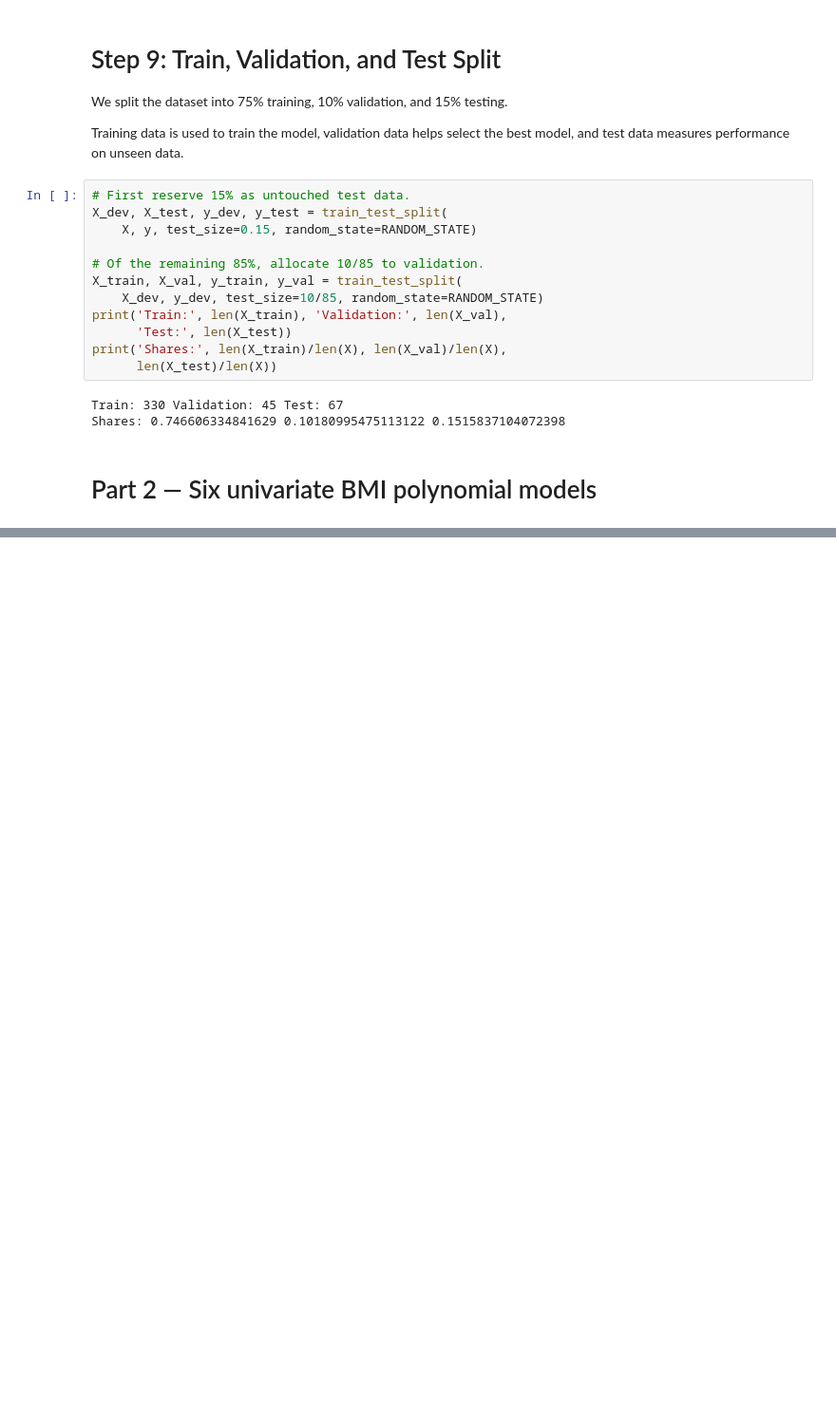
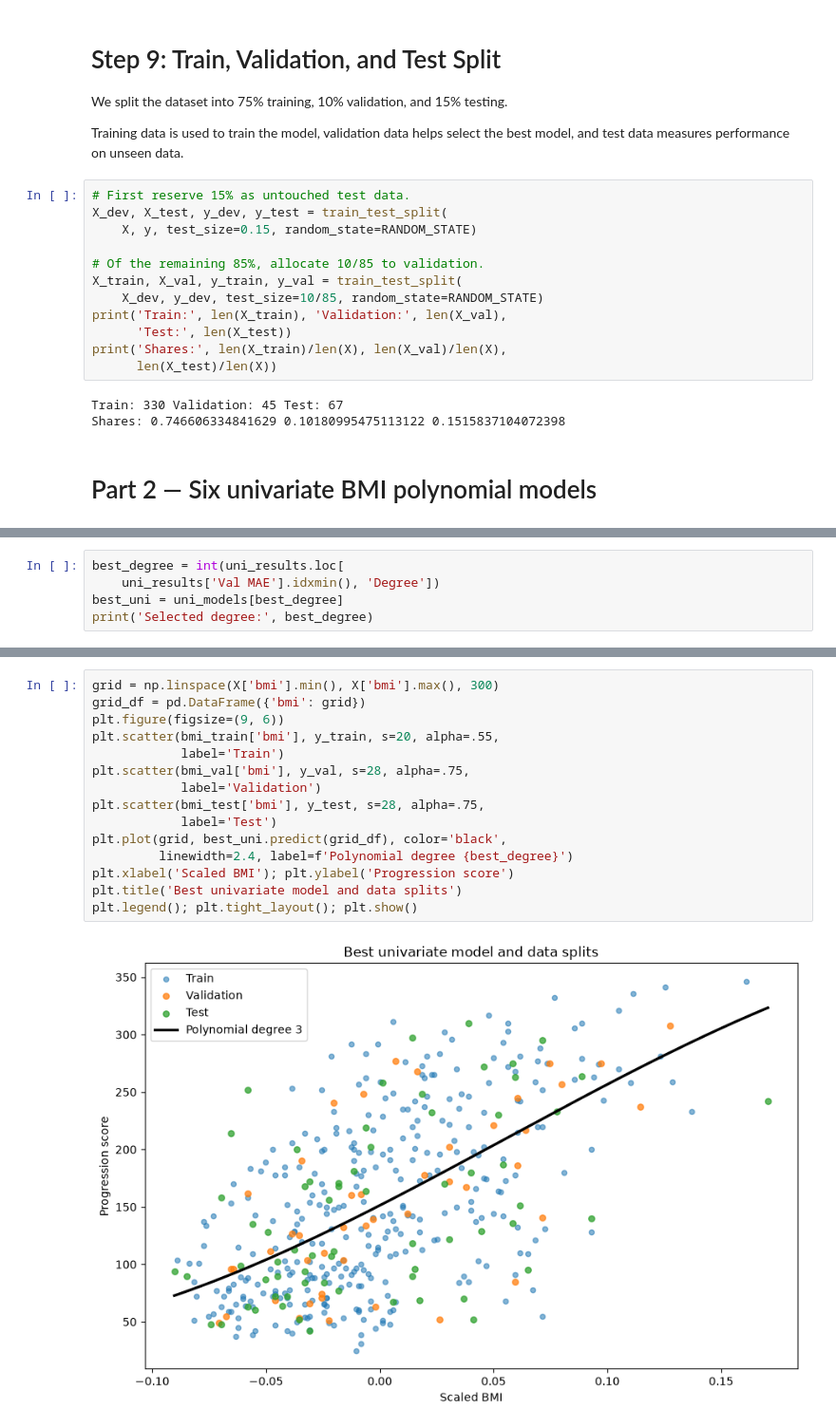
Before and after one commit to zozdemir2026/diabetes-progression-ml-lab, a Jupyter notebook: notebooks/diabetes_progression_analysis.ipynb, the cells around one changed output, grey strips where cells are left out. Shown at 95% size. Drawn from its saved outputs; the diff is of its cells as text; blank space fills up the shorter version.

Commit message:
Complete Task 2: BMI polynomial regression, model selection, and evaluation

```diff
--- a/notebooks/diabetes_progression_analysis.ipynb
+++ b/notebooks/diabetes_progression_analysis.ipynb
@@ -245,0 +338,5 @@ print(diabetes.feature_names)
+# %%
+best_degree = int(uni_results.loc[
+    uni_results['Val MAE'].idxmin(), 'Degree'])
+best_uni = uni_models[best_degree]
+print('Selected degree:', best_degree)
@@ -245,0 +373,17 @@ print(diabetes.feature_names)
+# %%
+grid = np.linspace(X['bmi'].min(), X['bmi'].max(), 300)
+grid_df = pd.DataFrame({'bmi': grid})
+plt.figure(figsize=(9, 6))
+plt.scatter(bmi_train['bmi'], y_train, s=20, alpha=.55,
+            label='Train')
+plt.scatter(bmi_val['bmi'], y_val, s=28, alpha=.75,
+            label='Validation')
+plt.scatter(bmi_test['bmi'], y_test, s=28, alpha=.75,
+            label='Test')
+plt.plot(grid, best_uni.predict(grid_df), color='black',
+         linewidth=2.4, label=f'Polynomial degree {best_degree}')
+plt.xlabel('Scaled BMI'); plt.ylabel('Progression score')
+plt.title('Best univariate model and data splits')
+plt.legend(); plt.tight_layout(); plt.show()
+# %% [output]
+[figure, added]
```
Also changed, not shown: parts of 19 cells of this notebook.
